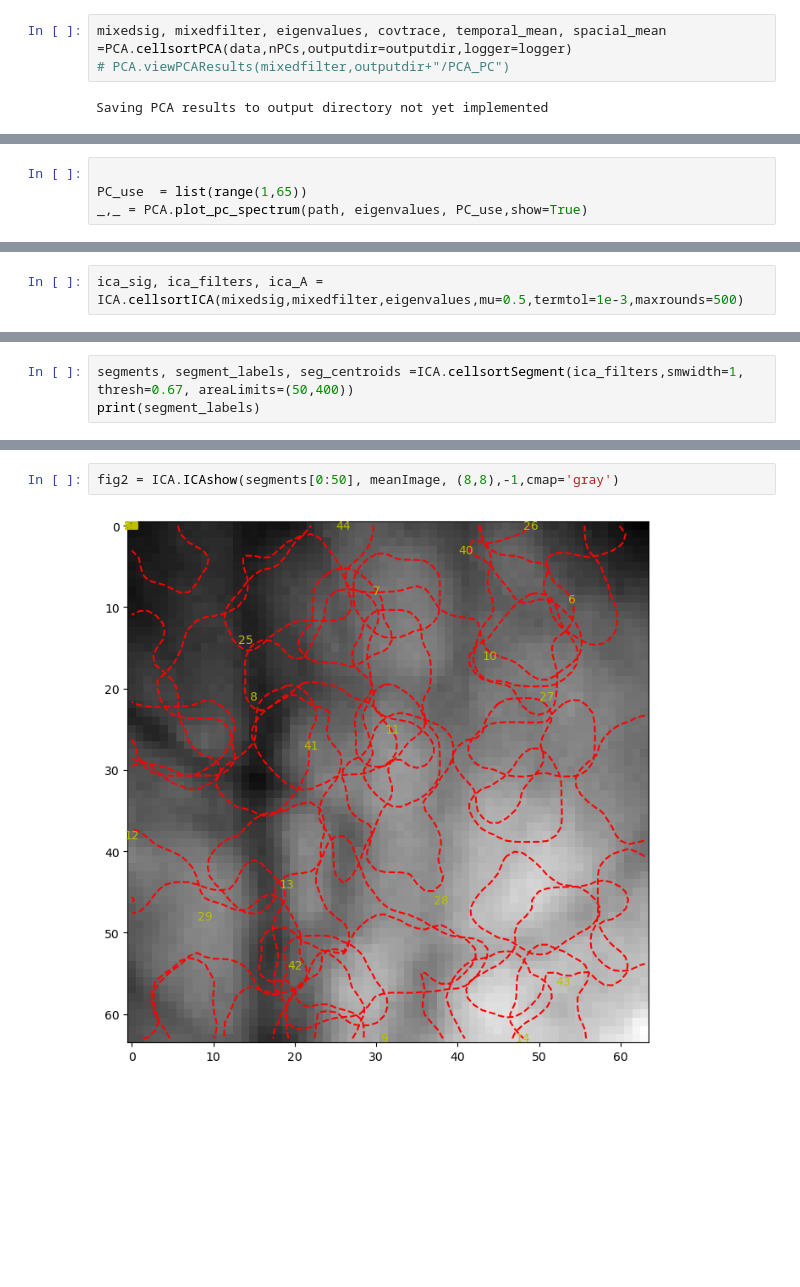
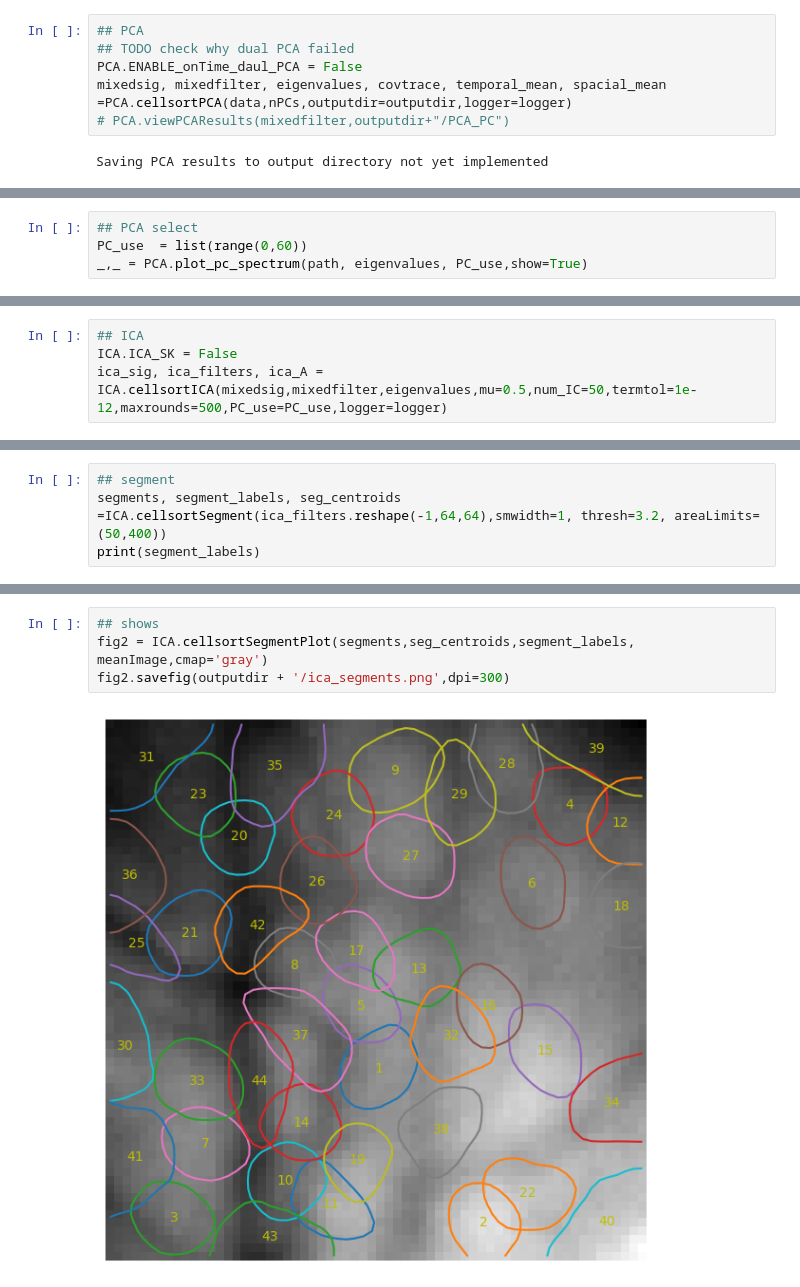
Before and after one commit to qian-qichen/PCa, a Jupyter notebook: pcaica.ipynb, the cells around one changed output, grey strips where cells are left out. Cells and saved outputs as stored; diff of their text form; blank space fills up the shorter version.

Commit message:
fix: PCA ICA and segmentation step works

```diff
--- a/pcaica.ipynb
+++ b/pcaica.ipynb
@@ -32,6 +29,9 @@ logger.addHandler(file_handler)
 
 meanImage = data.mean(axis=0)
 # %%
+## PCA
+## TODO check why dual PCA failed
+PCA.ENABLE_onTime_daul_PCA = False
 mixedsig, mixedfilter, eigenvalues, covtrace, temporal_mean, spacial_mean =PCA.cellsortPCA(data,nPCs,outputdir=outputdir,logger=logger)
 # PCA.viewPCAResults(mixedfilter,outputdir+"/PCA_PC")
 # %% [output]
@@ -46,5 +52,5 @@ mixedsig.shape, mixedfilter.shape
 # %%
-
-PC_use  = list(range(1,65))
+## PCA select
+PC_use  = list(range(0,60))
 _,_ = PCA.plot_pc_spectrum(path, eigenvalues, PC_use,show=True)
 # %% [output]
@@ -52,2 +58,4 @@ _,_ = PCA.plot_pc_spectrum(path, eigenvalues, PC_use,show=True)
 # %%
-ica_sig, ica_filters, ica_A = ICA.cellsortICA(mixedsig,mixedfilter,eigenvalues,mu=0.5,termtol=1e-3,maxrounds=500)
+## ICA
+ICA.ICA_SK = False
+ica_sig, ica_filters, ica_A = ICA.cellsortICA(mixedsig,mixedfilter,eigenvalues,mu=0.5,num_IC=50,termtol=1e-12,maxrounds=500,PC_use=PC_use,logger=logger)
@@ -93,4 +82,5 @@ plt.imshow(ica_filters[3].reshape(64,64),cmap='gray')
 # %%
-segments, segment_labels, seg_centroids =ICA.cellsortSegment(ica_filters,smwidth=1, thresh=0.67, areaLimits=(50,400))
+## segment
+segments, segment_labels, seg_centroids =ICA.cellsortSegment(ica_filters.reshape(-1,64,64),smwidth=1, thresh=3.2, areaLimits=(50,400))
 print(segment_labels)
 # %% [output]
@@ -114,4 +89,6 @@ print(segment_labels)
 # %%
-fig2 = ICA.ICAshow(segments[0:50], meanImage, (8,8),-1,cmap='gray')
+## shows
+fig2 = ICA.cellsortSegmentPlot(segments,seg_centroids,segment_labels, meanImage,cmap='gray')
+fig2.savefig(outputdir + '/ica_segments.png',dpi=300)
 # %% [output]
-[figure, old version]
+[figure, new version]
```
Also changed, not shown: parts of 14 cells of this notebook, 4 other files.
